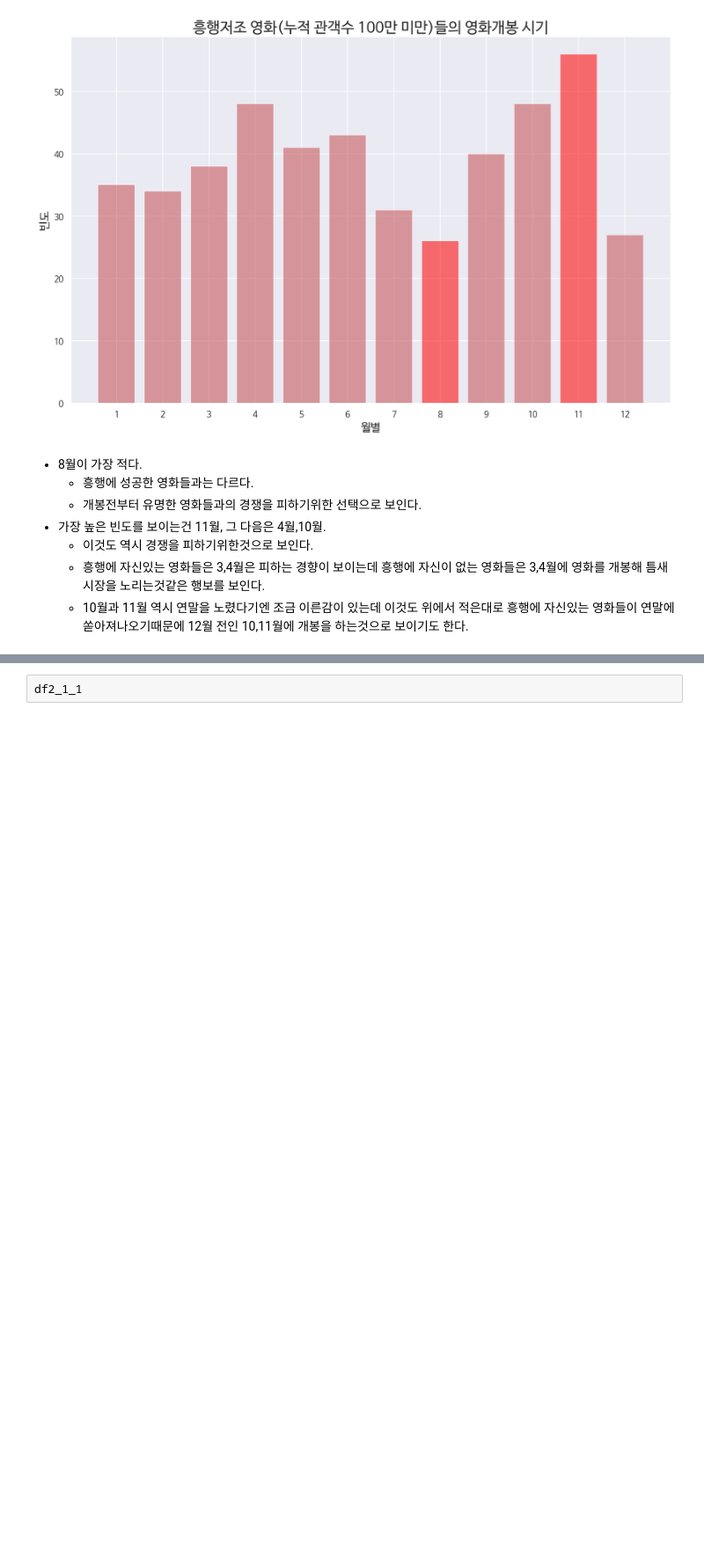
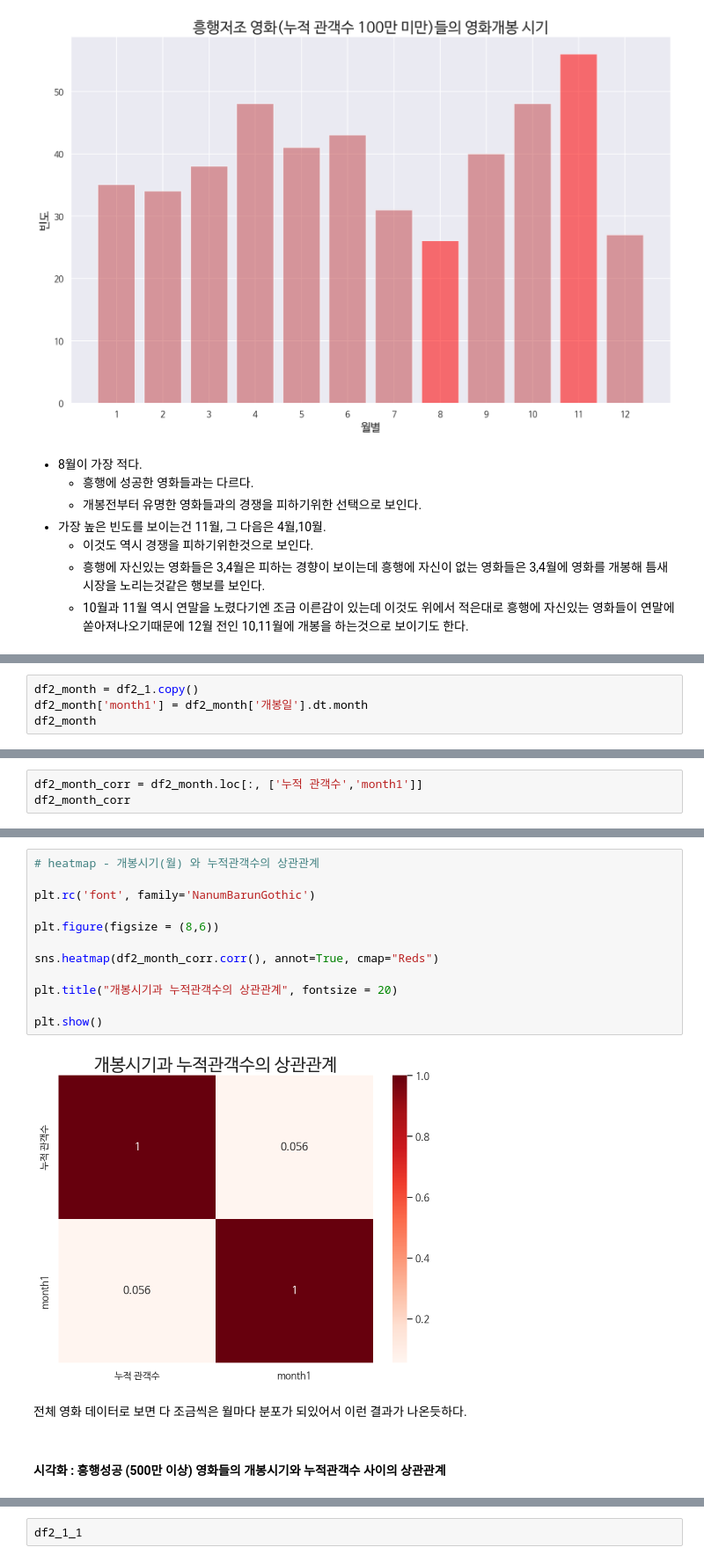
Before and after one commit to suyeee/DE_Project, a Jupyter notebook: 네이버_영화_분석.ipynb, the cells around one changed output, grey strips where cells are left out. Shown at 88% size. Saved outputs shown, nothing was run; the diff lists cells and outputs as text; blank space fills up the shorter version.

```diff
--- a/네이버_영화_분석.ipynb
+++ b/네이버_영화_분석.ipynb
@@ -912,0 +918,4 @@ plt.show()
+# %%
+df2_month = df2_1.copy()
+df2_month['month1'] = df2_month['개봉일'].dt.month
+df2_month
@@ -912,0 +936,3 @@ plt.show()
+# %%
+df2_month_corr = df2_month.loc[:, ['누적 관객수','month1']]
+df2_month_corr
@@ -912,0 +953,18 @@ plt.show()
+# %%
+# heatmap - 개봉시기(월) 와 누적관객수의 상관관계
+
+plt.rc('font', family='NanumBarunGothic')
+
+plt.figure(figsize = (8,6))
+
+sns.heatmap(df2_month_corr.corr(), annot=True, cmap="Reds")
+
+plt.title("개봉시기과 누적관객수의 상관관계", fontsize = 20)
+
+plt.show()
+# %% [output]
+[figure, added]
+# %% [markdown]
+전체 영화 데이터로 보면 다 조금씩은 월마다 분포가 되있어서 이런 결과가 나온듯하다.
+# %% [markdown]
+#### 시각화 : 흥행성공 (500만 이상) 영화들의 개봉시기와 누적관객수 사이의 상관관계
```
Also changed, not shown: parts of 74 cells of this notebook.
